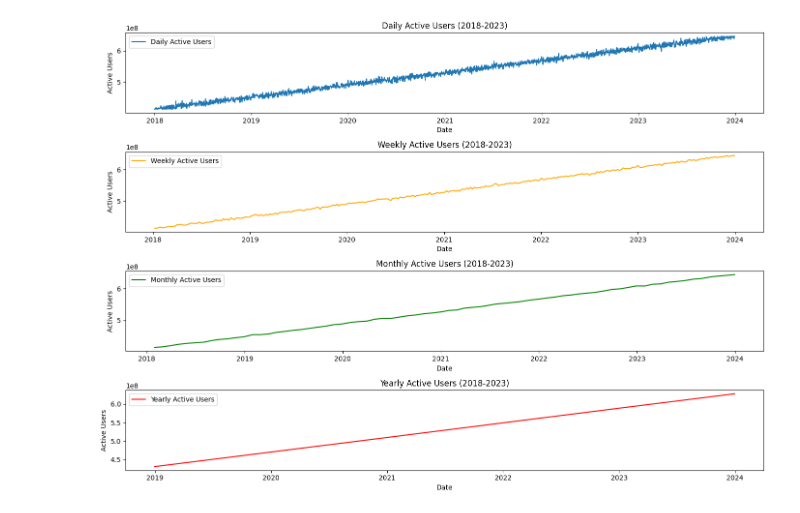
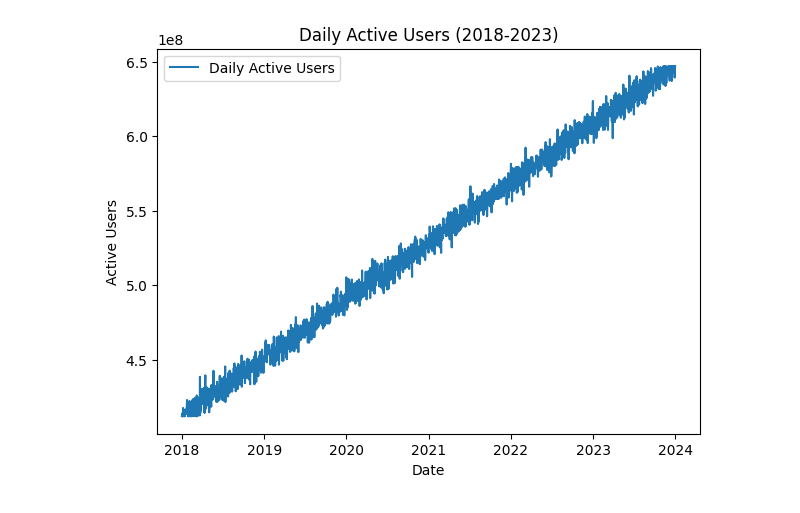
Before and after one commit to JasonGreich/Cyber-Avalanche, a Jupyter notebook: Python Analysis/active_users_analysis.ipynb, the cells around one changed output. Saved outputs shown, nothing was run; the diff lists cells and outputs as text; code cells hidden in the pictures.

```diff
--- a/Python Analysis/active_users_analysis.ipynb
+++ b/Python Analysis/active_users_analysis.ipynb
@@ -16,40 +16,14 @@ daily_users = df['Active_Online_Users'].resample('D').mean()
 weekly_users = df['Active_Online_Users'].resample('W').mean()
 monthly_users = df['Active_Online_Users'].resample('M').mean()
 yearly_users = df['Active_Online_Users'].resample('Y').mean()
-# %%
-
-# Plot the variations
-plt.figure(figsize=(14,10))
-
-plt.subplot(4, 1, 1)
-plt.plot(daily_users, label='Daily Active Users')
-plt.title('Daily Active Users (2018-2023)')
-plt.xlabel('Date')
-plt.ylabel('Active Users')
-plt.legend()
-
-plt.subplot(4, 1, 2)
-plt.plot(weekly_users, label='Weekly Active Users', color='orange')
-plt.title('Weekly Active Users (2018-2023)')
-plt.xlabel('Date')
-plt.ylabel('Active Users')
-plt.legend()
-
-plt.subplot(4, 1, 3)
-plt.plot(monthly_users, label='Monthly Active Users', color='green')
-plt.title('Monthly Active Users (2018-2023)')
-plt.xlabel('Date')
-plt.ylabel('Active Users')
-plt.legend()
-
-plt.subplot(4, 1, 4)
-plt.plot(yearly_users, label='Yearly Active Users', color='red')
-plt.title('Yearly Active Users (2018-2023)')
-plt.xlabel('Date')
-plt.ylabel('Active Users')
-plt.legend()
-
-plt.tight_layout()
-plt.show()
-# %% [output]
-[figure, removed]
+# %%
+# Plot Daily Active Users
+plt.figure(figsize=(7,5))
+plt.plot(daily_users, label='Daily Active Users')
+plt.title('Daily Active Users (2018-2023)')
+plt.xlabel('Date')
+plt.ylabel('Active Users')
+plt.legend()
+plt.show()
+# %% [output]
+[figure, added]
```
Also changed, not shown: parts of 3 cells of this notebook, 5 other files.
